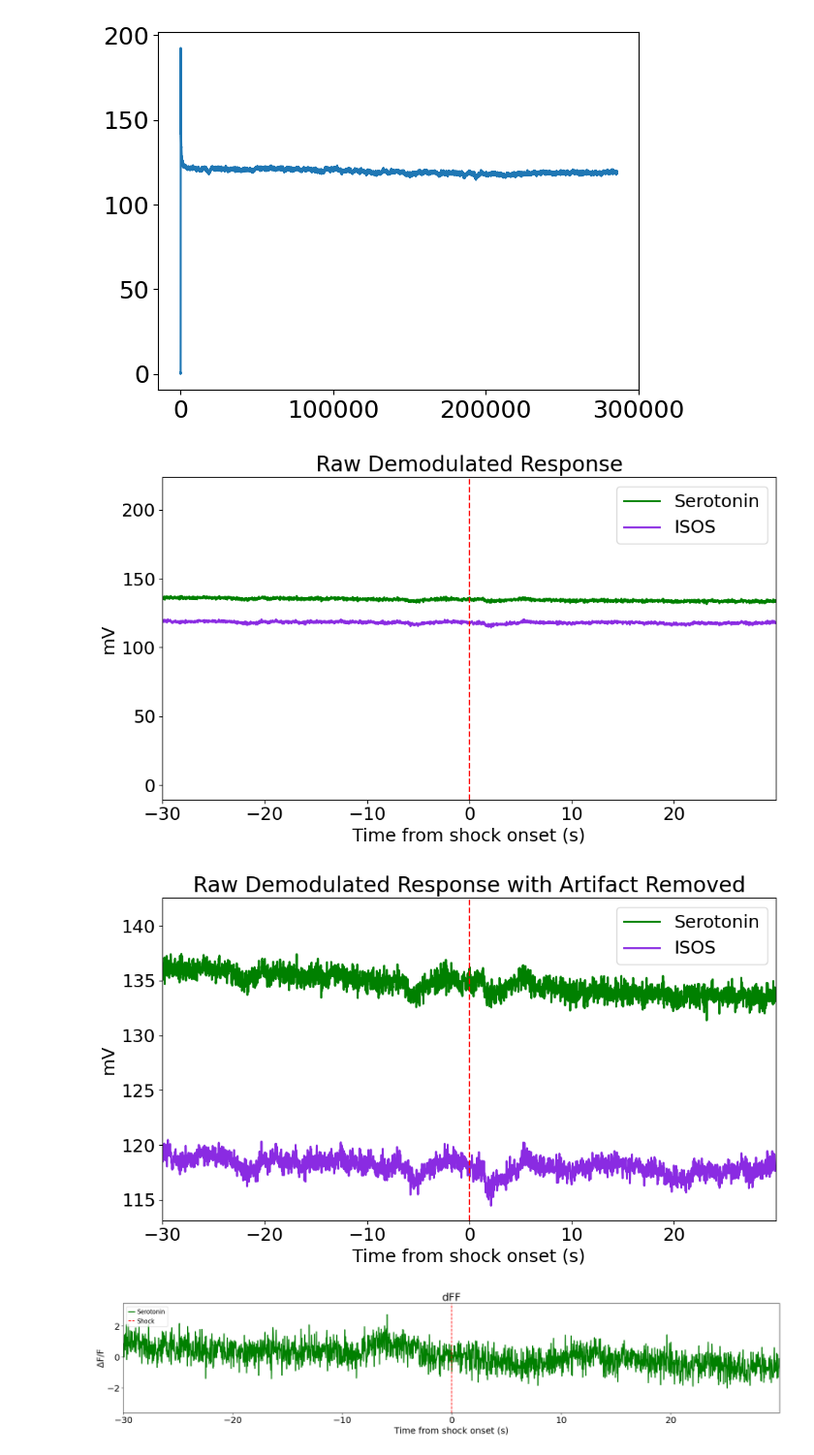
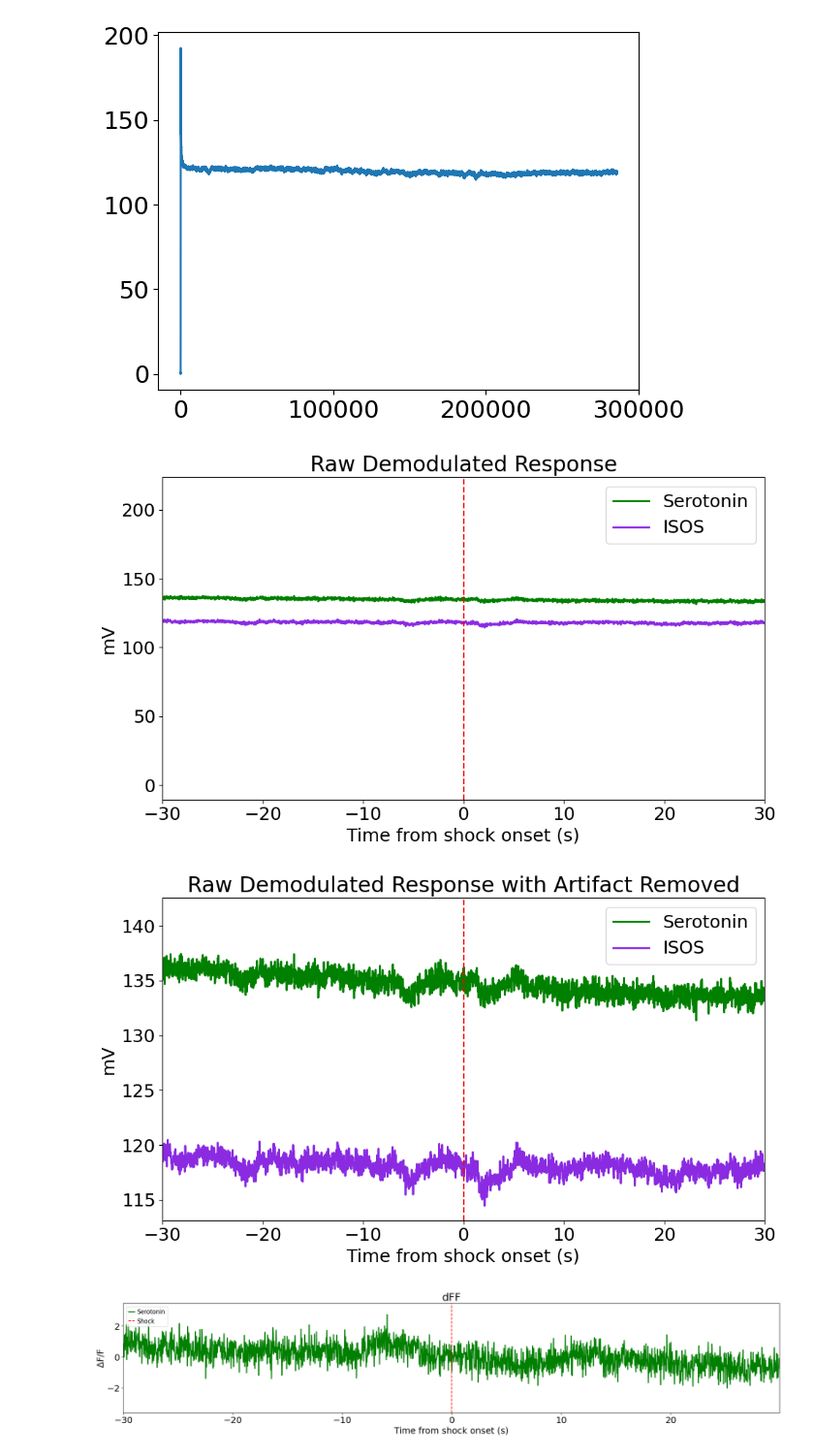
Before and after one commit to NovakHChen/fiberphotometry, a Jupyter notebook: Shaharia/Fiber_FreezeAnalysis_SignalAnalysis-Final3_ALEX.ipynb, the cells around one changed output. Shown: that part at 97% size. Cells and saved outputs as stored; diff of their text form; code cells hidden in the pictures.

```diff
--- a/Shaharia/Fiber_FreezeAnalysis_SignalAnalysis-Final3_ALEX.ipynb
+++ b/Shaharia/Fiber_FreezeAnalysis_SignalAnalysis-Final3_ALEX.ipynb
@@ -163,7 +163,7 @@ Motion_frameArr_TimeStamps = (Motion_frameArr / behavior_fps) + offset
 # X axis data to use for plotting
 # represents time before/after shock
 Motion_frameArr_TS_Onset = Motion_frameArr_TimeStamps - ShockTime4Behavior
-xLims = (Motion_frameArr_TS_Onset[0], Motion_frameArr_TS_Onset[-1])
+xLims = (np.floor(Motion_frameArr_TS_Onset[0]), np.ceil(Motion_frameArr_TS_Onset[-1]))
 
 
 # Plot Motion Graph
@@ -258,7 +259,7 @@ p1, = ax0.plot(fiber_time2use, data.streams[Serotonin].data, linewidth=2, color=
 p2, = ax0.plot(fiber_time2use, data.streams[ISOS].data, linewidth=2, color='blueviolet', label='ISOS')
 
 # Plotter.create_x_ticks4onset(ax0, x_tix_fib, x_lab_fib)
-ax0.set_xlim(xLims[0], xLims[1])
+ax0.set_xlim(xLims)
 ax0.set_xlabel('Time from shock onset (s)')
 Plotter.create_ShockLine(ax0)
 ax0.set_ylabel('mV')
@@ -266,36 +267,35 @@ ax0.set_title('Raw Demodulated Response')
 ax0.legend(handles=[p1,p2], loc='upper right')
 fig1.tight_layout()
 # %% [output]
-[figure, old version]
+[figure, new version]
 # %%
 # Artifact Removal with adjusted time window
 t = 8
 inds = np.where(fiber_time>t)
 ind = inds[0][0]
 fiber_time_AR = fiber_time[ind:]
 fiber_time_offset_AR = fiber_time_AR + fiber_offset  # Recalculate offset time after artifact removal
 fiber_time2use_AR = fiber_time_offset_AR - ShockTime4Fiber
 Serotonin_AR = data.streams[Serotonin].data[ind:]
 ISOS_AR = data.streams[ISOS].data[ind:]
 
 # Plot again at new time range
 fig2 = plt.figure(figsize=(10, 6))
 ax1 = fig2.add_subplot(111)
 
 # Plotting the traces with offset time
 p1, = ax1.plot(fiber_time2use_AR, Serotonin_AR, linewidth=2, color='green', label='Serotonin')
 p2, = ax1.plot(fiber_time2use_AR, ISOS_AR, linewidth=2, color='blueviolet', label='ISOS')
 
 Plotter.create_ShockLine(ax1)
 ax1.set_ylabel('mV')
-
-ax1.set_xlim(xLims[0], xLims[1])
+ax1.set_xlim(xLims)
 ax1.set_xlabel('Time from shock onset (s)')
 ax1.set_title('Raw Demodulated Response with Artifact Removed')
 ax1.legend(handles=[p1,p2], loc='upper right')
 fig2.tight_layout()
 # %% [output]
-[figure, old version]
+[figure, new version]
 # %%
 def find_binned_avg(signal, N):
     binned_avg = []
```
Also changed, not shown: parts of 4 cells of this notebook.
